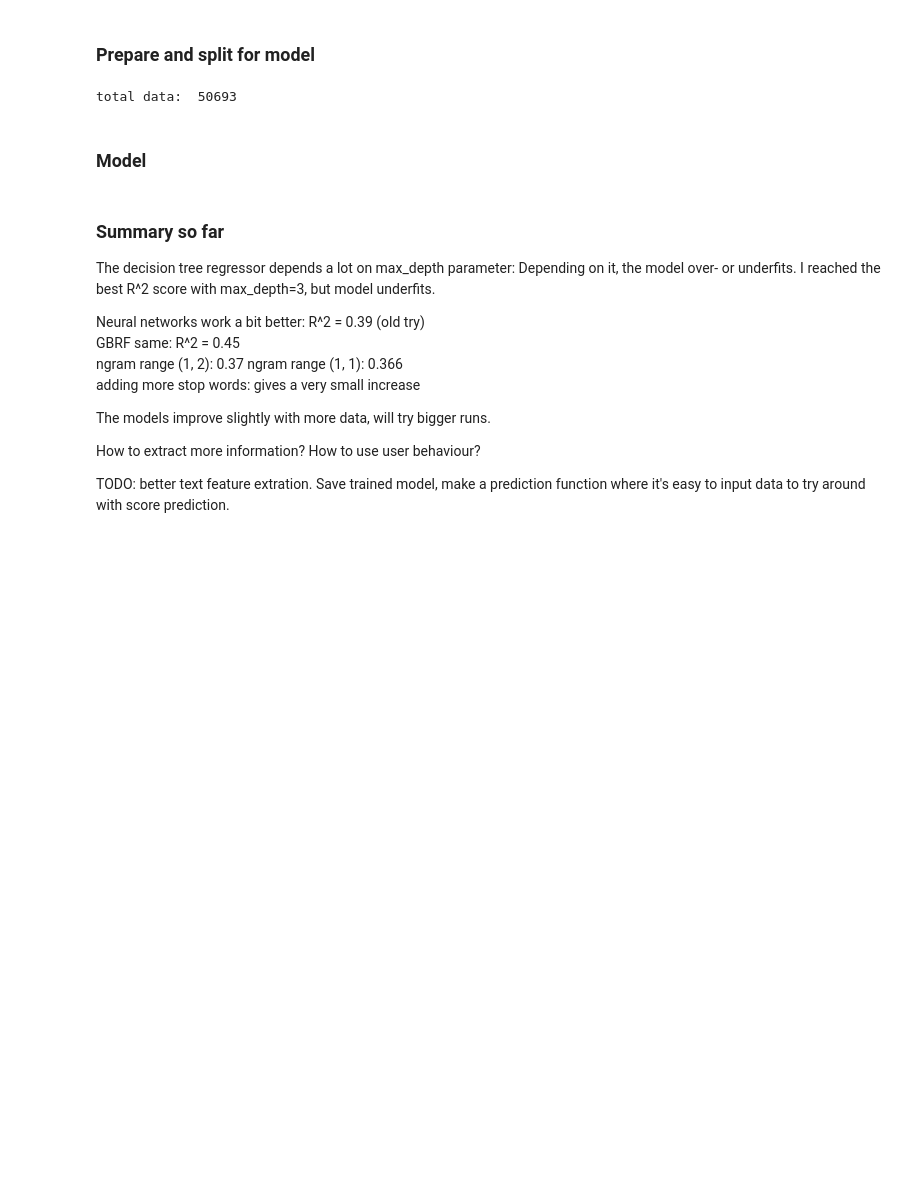
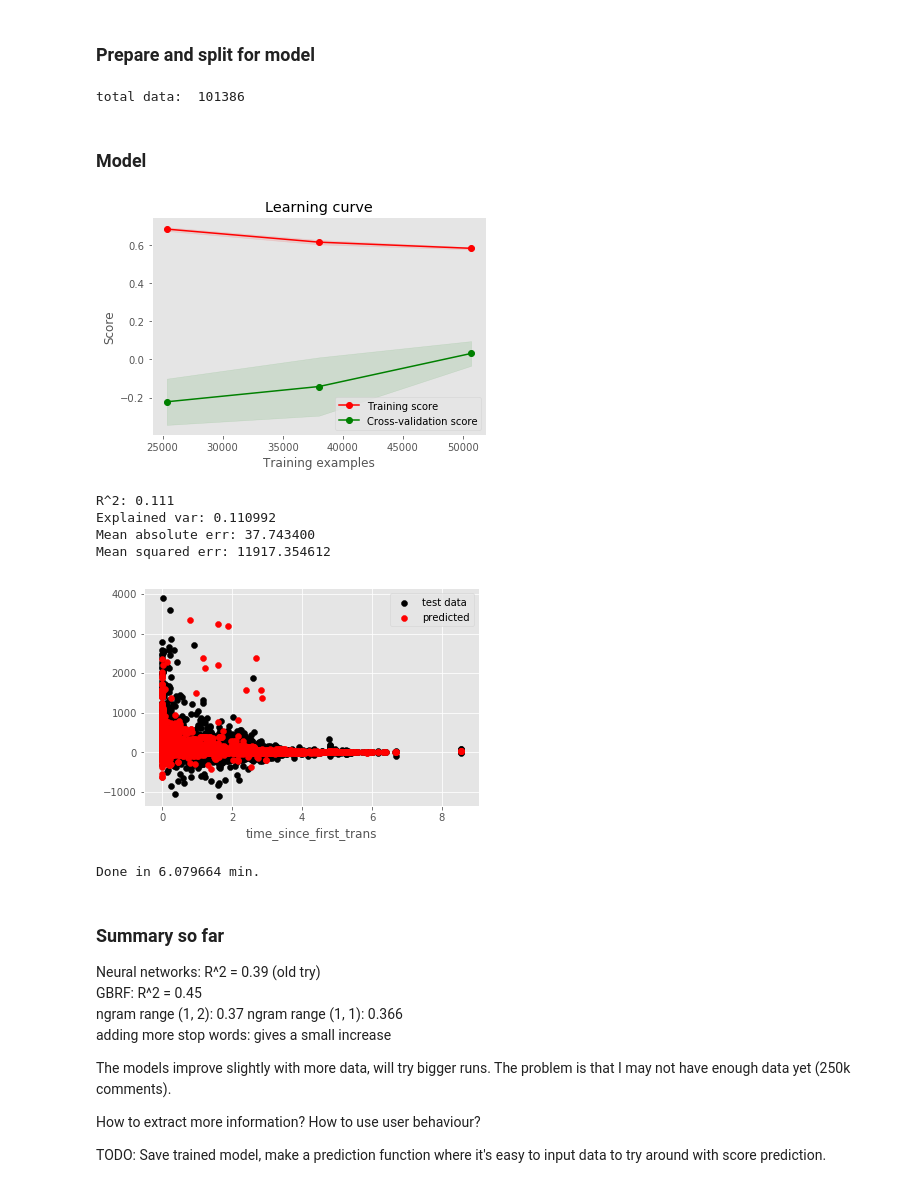
Before and after one commit to fdelia/bots, a Jupyter notebook: 4_prediction_model.ipynb, the cells around one changed output. Saved outputs shown, nothing was run; the diff lists cells and outputs as text; code cells hidden in the pictures; blank space fills up the shorter version.

```diff
--- a/4_prediction_model.ipynb
+++ b/4_prediction_model.ipynb
@@ -225,14 +239,14 @@ from sklearn.model_selection import train_test_split, learning_curve
 X_train, X_test, y_train, y_test = train_test_split(X, y, test_size=0.4, random_state=0)
 print("total data: ", len(X))
 
-def plot_learning_curve(estimator, X, y, ylim=None, n_jobs=1, train_sizes=np.linspace(.5, 1.0, 3)):
+def plot_learning_curve(estimator, X, y, cv=None, ylim=None, n_jobs=1, train_sizes=np.linspace(.5, 1.0, 3)):
     plt.figure()
     plt.title('Learning curve')
     if ylim is not None:
         plt.ylim(*ylim)
     plt.xlabel('Training examples'); plt.ylabel('Score')
     train_sizes, train_scores, test_scores = learning_curve(
-        estimator, X, y, cv=2, n_jobs=n_jobs, train_sizes=train_sizes)
+        estimator, X, y, cv=cv, n_jobs=n_jobs, train_sizes=train_sizes)
     train_scores_mean = np.mean(train_scores, axis=1)
     train_scores_std = np.std(train_scores, axis=1)
     test_scores_mean = np.mean(test_scores, axis=1)
@@ -251,7 +265,7 @@ def plot_learning_curve(estimator, X, y, ylim=None, n_jobs=1, train_sizes=np.lin
     plt.legend(loc="best")
     return plt
 # %% [output]
-total data:  50693
+total data:  101386
 # %% [markdown]
 ### Model
 # %%
@@ -281,8 +295,10 @@ class ItemSelector(BaseEstimator, TransformerMixin):
         return df[self.key]
 
 ngram_range = (1, 1)
-cat_cols = [col for col in list(df.columns) if col.startswith('wd_') or col.startswith('art_')]
-no_numbers = lambda x: re.sub(r'(\d[\d\.])+', '', x.lower())
+cat_cols = [col for col in list(df.columns) if col.startswith('wd_') or col.startswith('art_') or col.startswith('hour_')]
+st = time()
+def no_numbers(x):
+    return re.sub(r'(\d[\d\.])+', '', x.lower())
 model = Pipeline([
     ('union', FeatureUnion(
         [
@@ -296,29 +312,27 @@ model = Pipeline([
                          'cat_panorama', 'cat_community', 'cat_people', 'cat_digital'
                    #     ])),
                         ] + cat_cols)),
-                # Polynomialfeatures can help a little bit...
-                #('polynomialfeatures', PolynomialFeatures(degree=2)),
               #  ('scaler', StandardScaler()),
-                ('reduce_dim', PCA(n_components=20)),
+             #   ('reduce_dim', PCA()),
             ])),
 
             ('words_content', Pipeline([
                 ('selector', ItemSelector(key='con')),
                 ('tfidf', TfidfVectorizer(min_df=2, max_df=0.7, preprocessor=no_numbers, ngram_range=ngram_range)),
-                ('best', TruncatedSVD(n_components=30)),
+             #   ('best', TruncatedSVD(n_components=30)),
             ])),
 
             ('words_title', Pipeline([
                 ('selector', ItemSelector(key='tit')),
                 ('tfidf', TfidfVectorizer(min_df=2, max_df=0.7, preprocessor=no_numbers, ngram_range=ngram_range)),
-                ('best', TruncatedSVD(n_components=30)),
+              #  ('best', TruncatedSVD(n_components=30)),
             ])),
 
             # article information
             ('words_header', Pipeline([
                 ('selector', ItemSelector(key='header')),
                 ('tfidf', TfidfVectorizer(min_df=2, max_df=0.7, preprocessor=no_numbers, ngram_range=ngram_range)),
-                ('best', TruncatedSVD(n_components=30)),
+              #  ('best', TruncatedSVD(n_components=30)),
             ])),
 
             ('words_subheader', Pipeline([
@@ -330,58 +344,69 @@ model = Pipeline([
             ('words_text', Pipeline([
                 ('selector', ItemSelector(key='text')),
                 ('tfidf', TfidfVectorizer(min_df=0.2, max_df=0.7, preprocessor=no_numbers, ngram_range=ngram_range)),
-                ('best', TruncatedSVD(n_components=30)),
+               # ('best', TruncatedSVD(n_components=20)),
             ])),
         ]
     )),
+    ('reduce_features', SelectKBest(f_regression, k=50)),
     #('reduce_dim', PCA(n_components=50)),#SelectKBest(f_regression)),
     #('reduce_dim', TruncatedSVD(n_components=100)),
     #('model', MLPRegressor(max_iter=50, hidden_layer_sizes=(100,)))
-    ('model', GradientBoostingRegressor(n_estimators=100, max_depth=3))
+    ('model', GradientBoostingRegressor(n_estimators=100, learning_rate=1.3, max_depth=3))
 ])
 
-if False:
-    plot_learning_curve(model, X, y)
+if True:
+    plot_learning_curve(model, X, y, cv=2, n_jobs=-1)
     plt.show()
 
 model.fit(X_train, y_train)
 y_pred = model.predict(X_test)
 print("R^2: %1.3f" % r2_score(y_test, y_pred))
 print("Explained var: {:3f}".format(explained_variance_score(y_test, y_pred)))
 print("Mean absolute err: {:3f}".format(mean_absolute_error(y_test, y_pred)))
 print("Mean squared err: {:3f}".format(mean_squared_error(y_test, y_pred)))
 # Residual plot
 # time_since_first because it seems to have some influence (see feature importance below)
 X_res = X_test['time_since_first_trans']
 plt.scatter(X_res, y_test, color='black', label='test data')
 plt.scatter(X_res, y_pred, color='red', label='predicted')
 plt.xlabel('time_since_first_trans')
 plt.legend(); plt.show()
 
 if False:
     from sklearn.model_selection import GridSearchCV
     param_grid = {
         'model__hidden_layer_sizes':[(50,), (100,), (200,), (100, 50)]
-#        'motdel__alpha': np.logspace(-1, 4, 6),
+#        'model__alpha': np.logspace(-1, 4, 6),
                  }
     grid = GridSearchCV(model, param_grid, cv=3)
     grid.fit(X_train, y_train)
 
     print(grid.best_params_)
+
+import os
+os.system('say "your program has finished. hello? this is dave. your program has finished."')
+print('Done in {:2f} min.'.format((time() - st)/60))
+# %% [output]
+[figure, added]
+R^2: 0.111
+Explained var: 0.110992
+Mean absolute err: 37.743400
+Mean squared err: 11917.354612
+[figure, added]
+Done in 6.079664 min.
 # %% [markdown]
 ### Summary so far
-The decision tree regressor depends a lot on max_depth parameter: Depending on it, the model over- or underfits. I reached the best R^2 score with max_depth=3, but model underfits.
+Neural networks: R^2 = 0.39 (old try)
+GBRF: R^2 = 0.45
+ngram range (1, 2): 0.37  ngram range (1, 1): 0.366
+adding more stop words: gives a small increase
 
-Neural networks work a bit better: R^2 = 0.39 (old try)
-GBRF same: R^2 = 0.45
-ngram range (1, 2): 0.37  ngram range (1, 1): 0.366
-adding more stop words: gives a very small increase
-
-The models improve slightly with more data, will try bigger runs.
+The models improve slightly with more data, will try bigger runs. The problem is that I may not have enough data yet (250k comments).
 
 How to extract more information? How to use user behaviour?
 
-TODO: better text feature extration. Save trained model, make a prediction function where it's easy to input data to try around with score prediction.
+TODO: Save trained model, make a prediction function where it's easy to input data to try around with score prediction.
 # %%
 # Try to find out which features are not important
 # It seems that the text features are rather important
```
Also changed, not shown: parts of 5 cells of this notebook.
